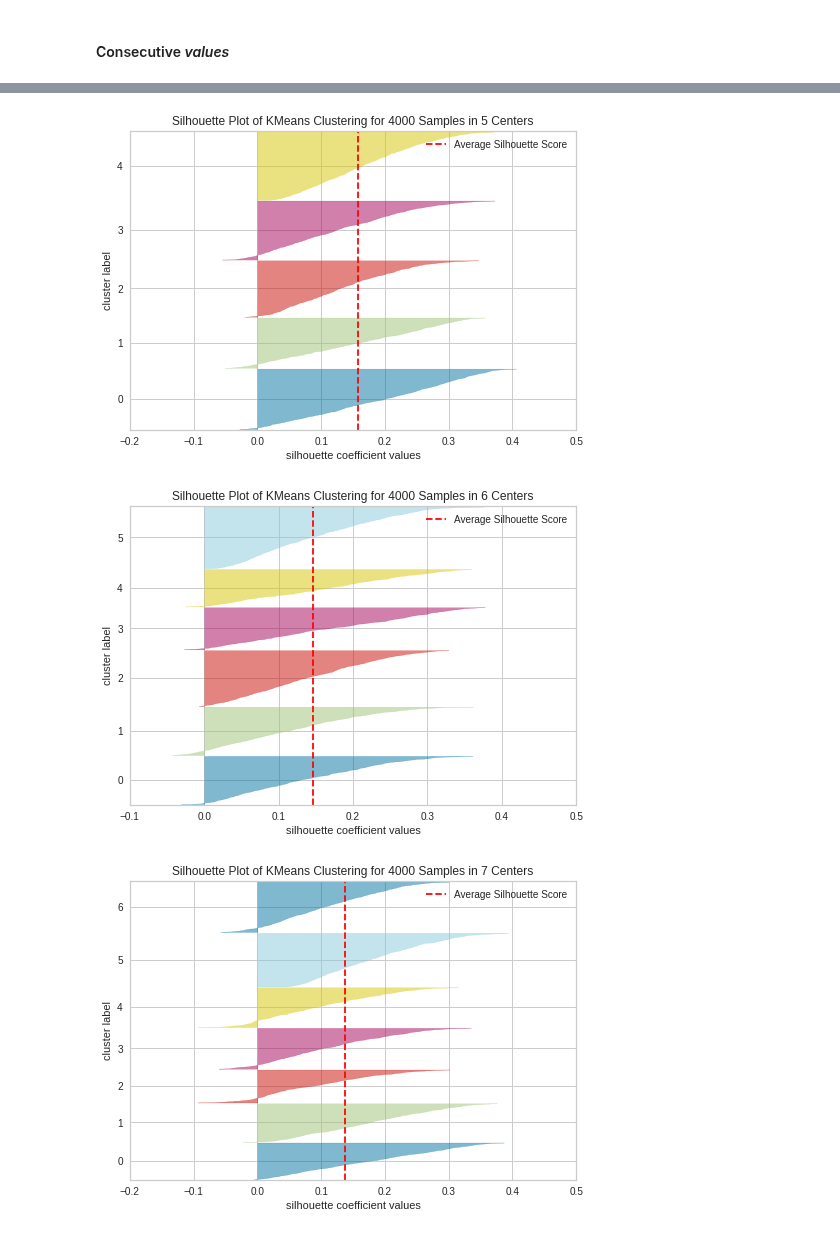
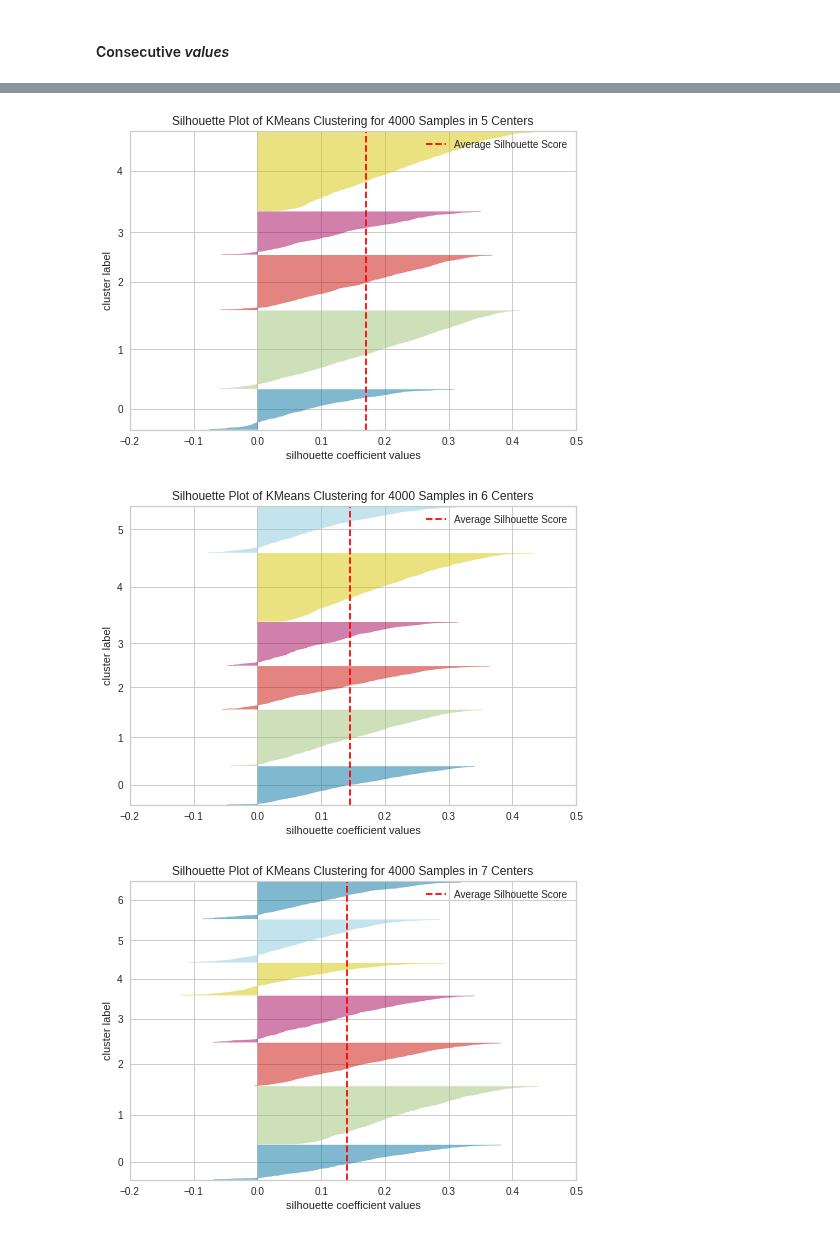
Before and after one commit to mtchibozo/Capstone-Fall-2020, a Jupyter notebook: padded_skipped_fourier_clustering.ipynb, the cells around one changed output, grey strips where cells are left out. Cells and saved outputs as stored; diff of their text form; code cells hidden in the pictures.

```diff
--- a/padded_skipped_fourier_clustering.ipynb
+++ b/padded_skipped_fourier_clustering.ipynb
@@ -90,0 +121,5 @@ KeyboardInterrupt: ignored
+# %%
+for i in range(150,190):
+  plt.plot(copy_skipped_1d[i])
+plt.xlabel("days")
+plt.ylabel("Some ts from from cluster 2")
@@ -98,10 +137,10 @@ clusters_consecutive = km_consecutive.predict(consecutive_values)
 #Dictionnaries with keys = clusters, values = list of the chunks in that cluster
 dict_cons = {}
 
-for i in range(0,10):
+for i in range(0,num_clus):
   dict_cons[i] = list()
 
-for ind, arr in enumerate(consecutive_values):
+for ind, arr in enumerate(consecutive_values_original):
   dict_cons[clusters_consecutive[ind]].append(arr)
 # %%
 #Number of chunks in each cluster
@@ -112,10 +151,10 @@ clusters_n_cons
 # %%
 #Create a dataframe with each column = mean of the values of each chunk in the cluster for that day
-for i in range(0,10):
+for i in range(0,num_clus):
   #Concatenate all arrays into dataframe
   dict_cons[i] = pd.DataFrame(np.concatenate(dict_cons[i], axis=1)).replace(0,np.nan)
 
-for i in range(0,10):
+for i in range(0,num_clus):
   #Compute the mean for each scale
   col_20 = dict_cons[i].loc[:,0::3]
   col_40 = dict_cons[i].loc[:,1::3]
@@ -125,20 +164,20 @@ for i in range(0,10):
   dict_cons[i].columns = ['20d_mean', '40d_mean', '60d_mean']
 # %%
 #Plotting the results
-fig, ax = plt.subplots(2, 5, figsize = (20,7))
+fig, ax = plt.subplots(2, 3, figsize = (20,7))
 
 for i in dict_cons.keys():
-  if i < 5:
+  if i < 3:
     sns.lineplot(data = dict_cons[i]['60d_mean'], ax = ax[0, int(i)])
     ax[0,int(i)].set_title('1st scale mean cluster ' + str(i) + ' (n = '+ str(clusters_n_cons[int(i)])+')')
     ax[0,int(i)].set_ylabel(' ')
     ax[0,int(i)].set_xlabel('days')
 
   else:
-    sns.lineplot(data = dict_cons[i]['60d_mean'], ax = ax[1, int(5-i)])
-    ax[1,int(i-5)].set_title('1st scale mean cluster ' + str(i) + ' (n = '+ str(clusters_n_cons[int(i)])+')')
-    ax[1,int(i-5)].set_ylabel(' ')
-    ax[1,int(i-5)].set_xlabel('days')
+    sns.lineplot(data = dict_cons[i]['60d_mean'], ax = ax[1, int(3-i)])
+    ax[1,int(i-3)].set_title('1st scale mean cluster ' + str(i) + ' (n = '+ str(clusters_n_cons[int(i)])+')')
+    ax[1,int(i-3)].set_ylabel(' ')
+    ax[1,int(i-3)].set_xlabel('days')
 
 plt.tight_layout()
 # %% [output]
@@ -204,10 +243,10 @@ visualizer.show();
 # %%
 for k in range(5, 8):
   model_sil = KMeans(n_clusters=k)
   visualizer = SilhouetteVisualizer(model_sil, colors='yellowbrick')
-  visualizer.fit(flatten(skipped_values))
+  visualizer.fit(flatten(consecutive_values))
   visualizer.show()
 # %% [output]
-[figure, old version]
+[figure, new version]
-[figure, old version]
+[figure, new version]
-[figure, old version]
+[figure, new version]
```
Also changed, not shown: parts of 27 cells of this notebook.
